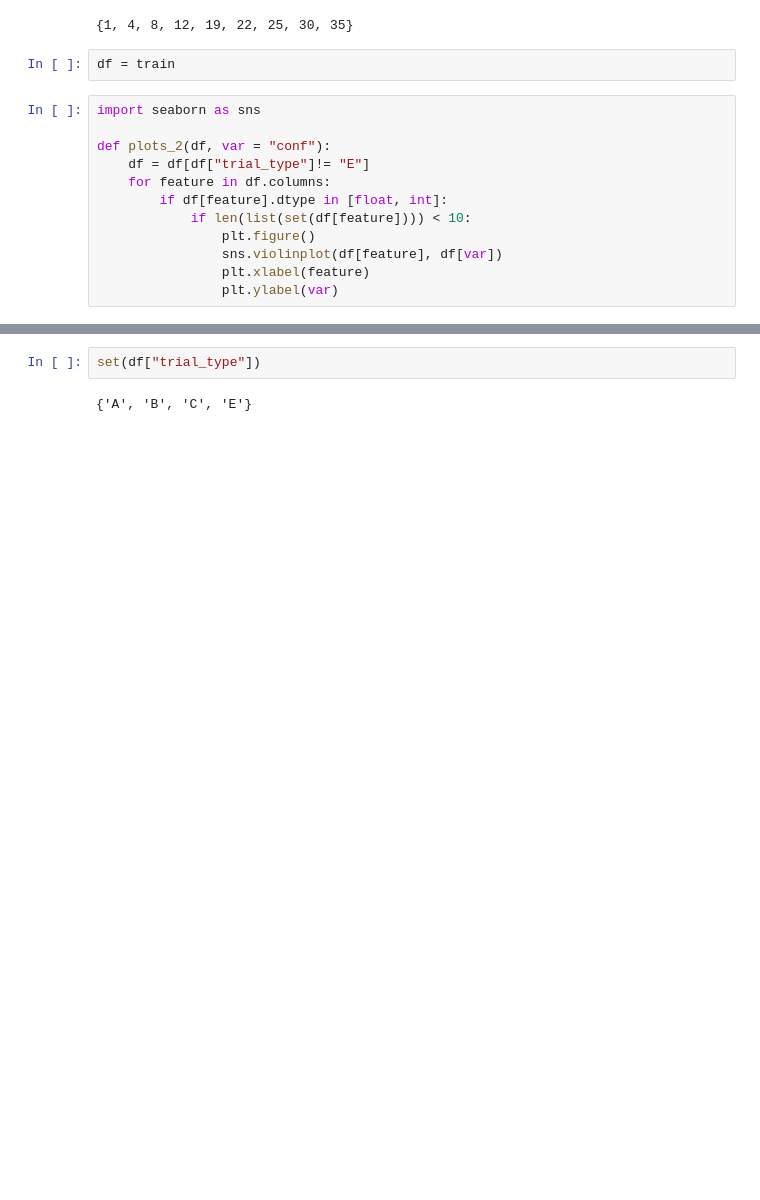
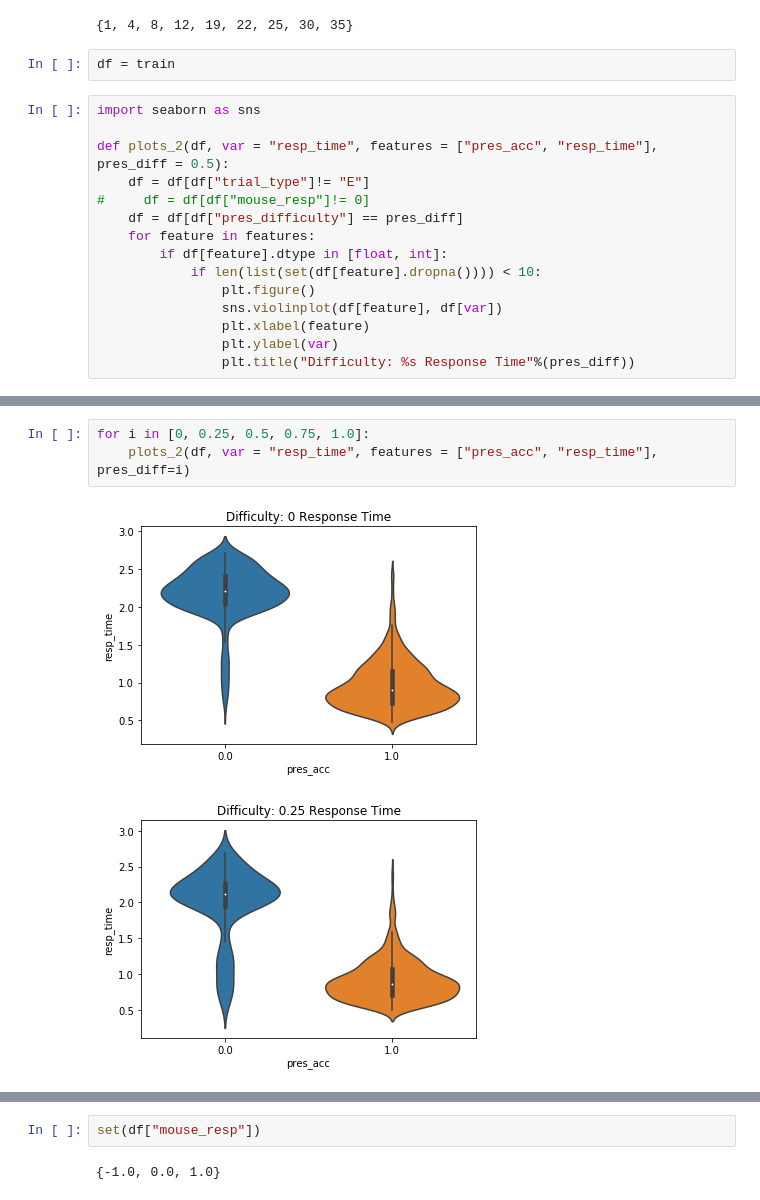
Before and after one commit to jordanlei/neuromatch-project, a Jupyter notebook: Sample_model.ipynb, the cells around one changed output, grey strips where cells are left out. Cells and saved outputs as stored; diff of their text form; blank space fills up the shorter version.

```diff
--- a/Sample_model.ipynb
+++ b/Sample_model.ipynb
@@ -48,12 +30,15 @@ df = train
 # %%
 import seaborn as sns
 
-def plots_2(df, var = "conf"):
+def plots_2(df, var = "resp_time", features = ["pres_acc", "resp_time"], pres_diff = 0.5):
     df = df[df["trial_type"]!= "E"]
-    for feature in df.columns:
+#     df = df[df["mouse_resp"]!= 0]
+    df = df[df["pres_difficulty"] == pres_diff]
+    for feature in features:
         if df[feature].dtype in [float, int]:
-            if len(list(set(df[feature]))) < 10:
+            if len(list(set(df[feature].dropna()))) < 10:
                 plt.figure()
                 sns.violinplot(df[feature], df[var])
                 plt.xlabel(feature)
                 plt.ylabel(var)
+                plt.title("Difficulty: %s Response Time"%(pres_diff))
@@ -72,0 +45,6 @@ plots_2(df, var = "resp_time")
+# %%
+for i in [0, 0.25, 0.5, 0.75, 1.0]:
+    plots_2(df, var = "resp_time", features = ["pres_acc", "resp_time"], pres_diff=i)
+# %% [output]
+[figure, added]
+[figure, added]
@@ -73,4 +54,4 @@ plots_2(df, var = "resp_time")
 # %%
-set(df["trial_type"])
+set(df["mouse_resp"])
 # %% [output]
-{'A', 'B', 'C', 'E'}
+{-1.0, 0.0, 1.0}
```
Also changed, not shown: parts of 3 cells of this notebook.
